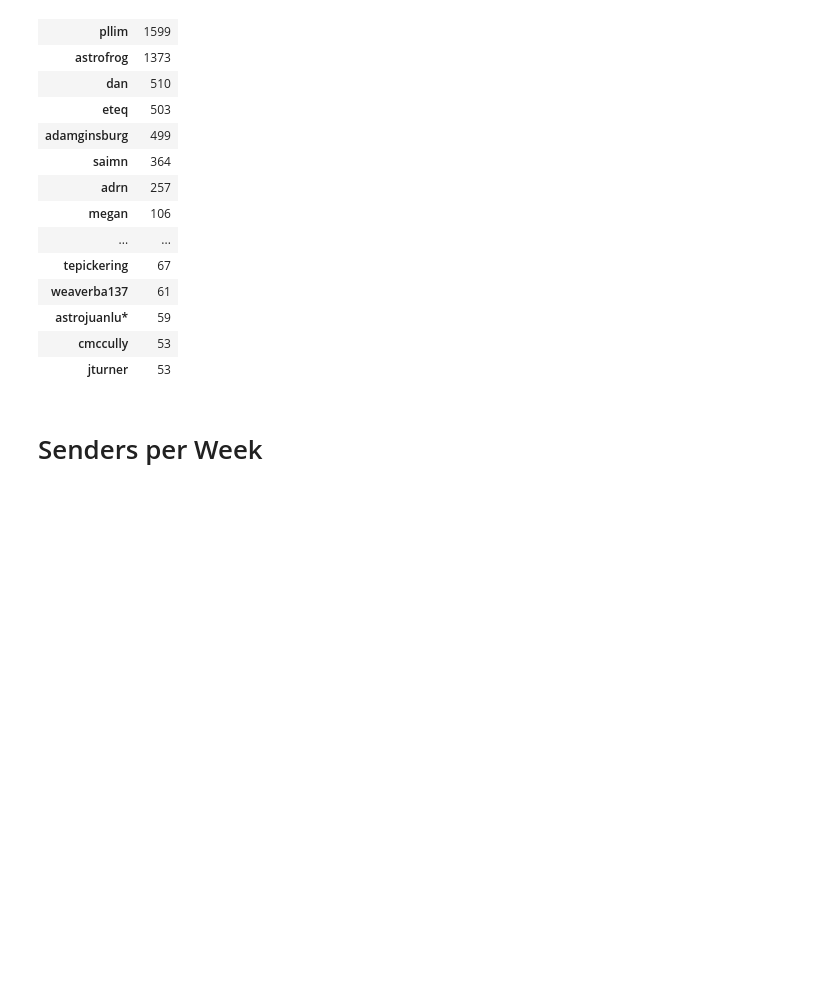
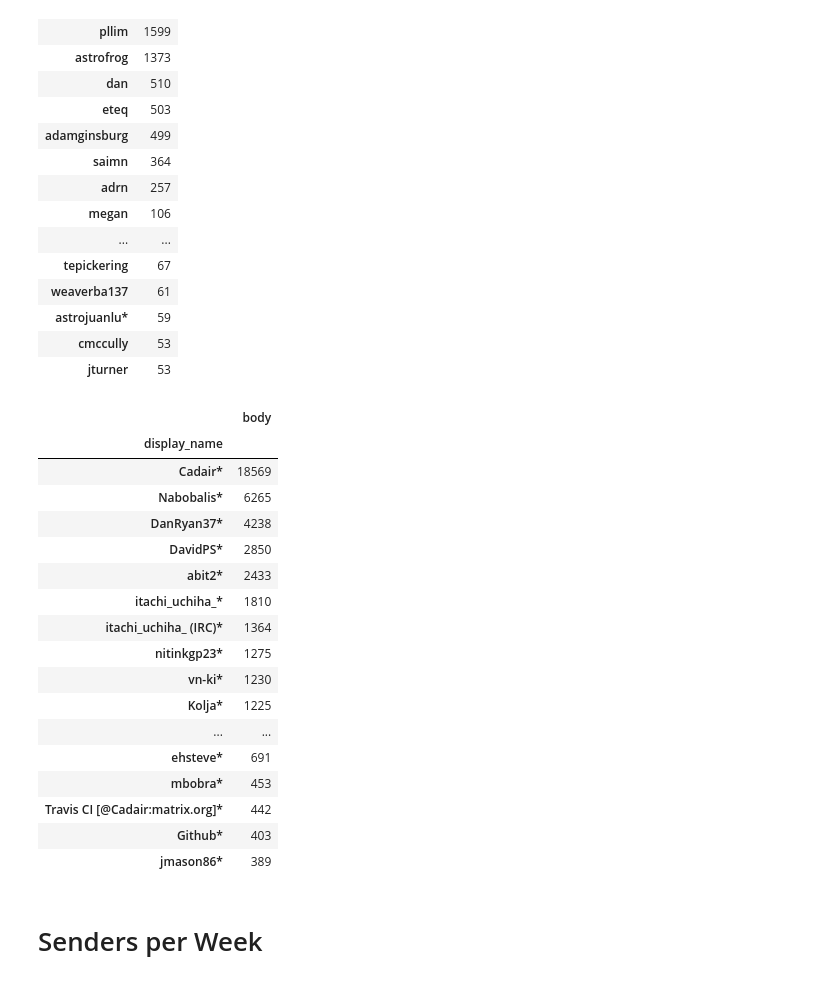
Before and after one commit to Cadair/chat_stats, a Jupyter notebook: astropy_sunpy.ipynb, the cells around one changed output. Cells and saved outputs as stored; diff of their text form; code cells hidden in the pictures; blank space fills up the shorter version.

```diff
--- a/astropy_sunpy.ipynb
+++ b/astropy_sunpy.ipynb
@@ -16,7 +16,6 @@ homeserver = "https://matrix.cadair.com"
 api = MatrixHttpApi(homeserver, token=token)
 # %%
 ids = get_rooms_in_community(api, "+astropy:openastronomy.org")
-ids['sunpy'] = '!MeRdFpEonLoCwhoHeT:matrix.org'
 ids = {'astropy': get_rooms_in_community(api, "+astropy:openastronomy.org"),
        'sunpy': get_rooms_in_community(api, "+sunpy:openastronomy.org")}
 # %%
@@ -195,6 +196,27 @@ active_senders['astropy']
 | astrojuanlu* | 59 |
 | cmccully | 53 |
 | jturner | 53 |
+# %%
+active_senders['sunpy']
+# %% [output]
+|  | body |
+| display_name |  |
+| Cadair* | 18569 |
+| Nabobalis* | 6265 |
+| DanRyan37* | 4238 |
+| DavidPS* | 2850 |
+| abit2* | 2433 |
+| itachi_uchiha_* | 1810 |
+| itachi_uchiha_ (IRC)* | 1364 |
+| nitinkgp23* | 1275 |
+| vn-ki* | 1230 |
+| Kolja* | 1225 |
+| ... | ... |
+| ehsteve* | 691 |
+| mbobra* | 453 |
+| Travis CI [@Cadair:matrix.org]* | 442 |
+| Github* | 403 |
+| jmason86* | 389 |
 # %% [markdown]
 # Senders per Week
 # %%
```
Also changed, not shown: parts of 1 cell of this notebook.
